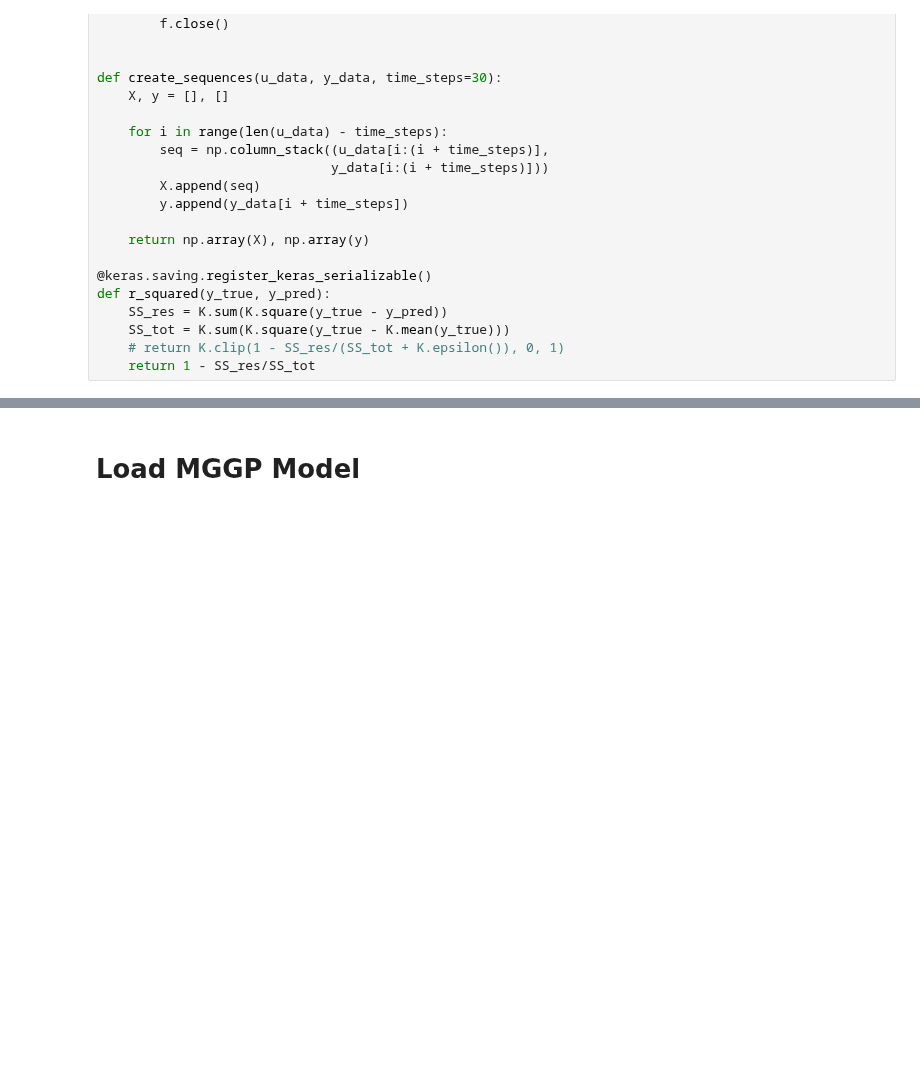
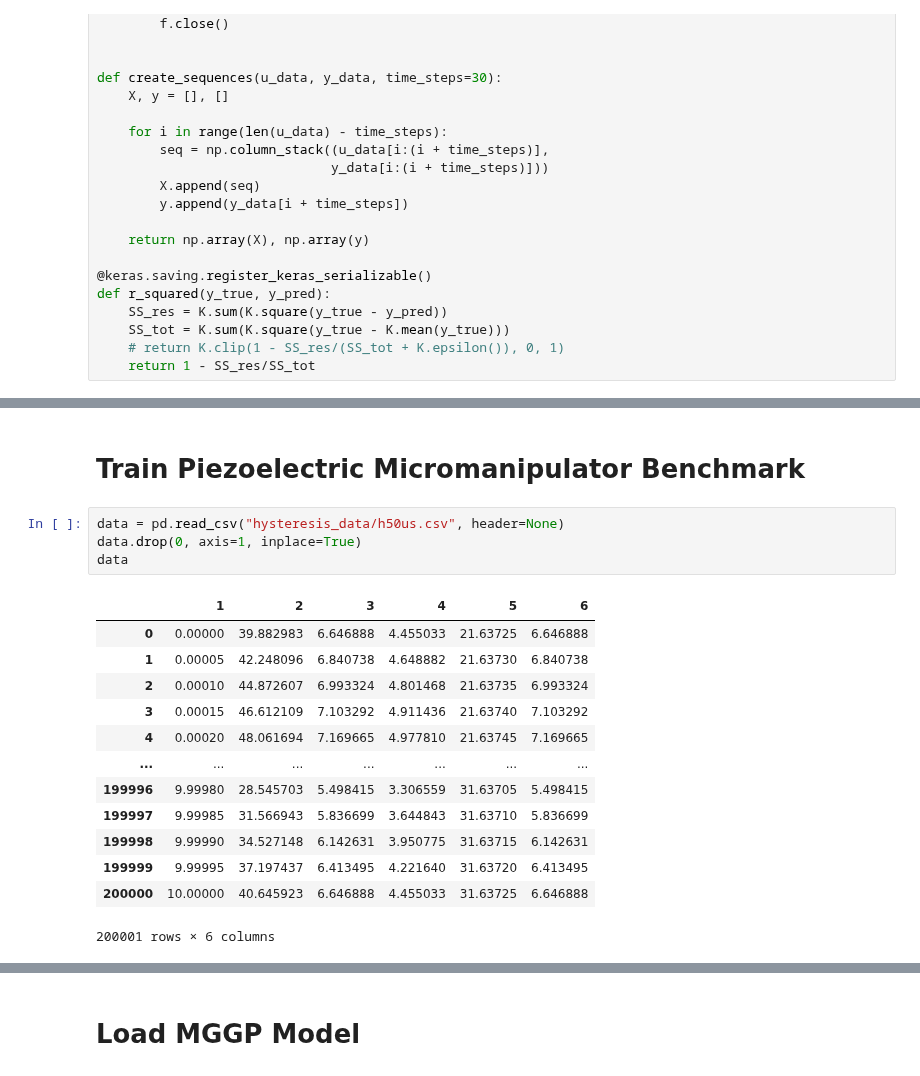
Before and after one commit to RafaelGAT108/mggp_model, a Jupyter notebook: 01_MGGP_Regression_hysteresis.ipynb, the cells around one changed output, grey strips where cells are left out. Drawn from its saved outputs; the diff is of its cells as text; blank space fills up the shorter version.

```diff
--- a/01_MGGP_Regression_hysteresis.ipynb
+++ b/01_MGGP_Regression_hysteresis.ipynb
@@ -379,3 +405,23 @@ gen     evals   min     avg     max
 9       187     1.11648 inf     inf
 Error:
 Error:
+# %% [markdown]
+# Train Piezoelectric Micromanipulator Benchmark
+# %%
+data = pd.read_csv("hysteresis_data/h50us.csv", header=None)
+data.drop(0, axis=1, inplace=True)
+data
+# %% [output]
+|  | 1 | 2 | 3 | 4 | 5 | 6 |
+| 0 | 0.00000 | 39.882983 | 6.646888 | 4.455033 | 21.63725 | 6.646888 |
+| 1 | 0.00005 | 42.248096 | 6.840738 | 4.648882 | 21.63730 | 6.840738 |
+| 2 | 0.00010 | 44.872607 | 6.993324 | 4.801468 | 21.63735 | 6.993324 |
+| 3 | 0.00015 | 46.612109 | 7.103292 | 4.911436 | 21.63740 | 7.103292 |
+| 4 | 0.00020 | 48.061694 | 7.169665 | 4.977810 | 21.63745 | 7.169665 |
+| ... | ... | ... | ... | ... | ... | ... |
+| 199996 | 9.99980 | 28.545703 | 5.498415 | 3.306559 | 31.63705 | 5.498415 |
+| 199997 | 9.99985 | 31.566943 | 5.836699 | 3.644843 | 31.63710 | 5.836699 |
+| 199998 | 9.99990 | 34.527148 | 6.142631 | 3.950775 | 31.63715 | 6.142631 |
+| 199999 | 9.99995 | 37.197437 | 6.413495 | 4.221640 | 31.63720 | 6.413495 |
+| 200000 | 10.00000 | 40.645923 | 6.646888 | 4.455033 | 31.63725 | 6.646888 |
+200001 rows × 6 columns
```
Also changed, not shown: parts of 7 cells of this notebook, 7 other files.
